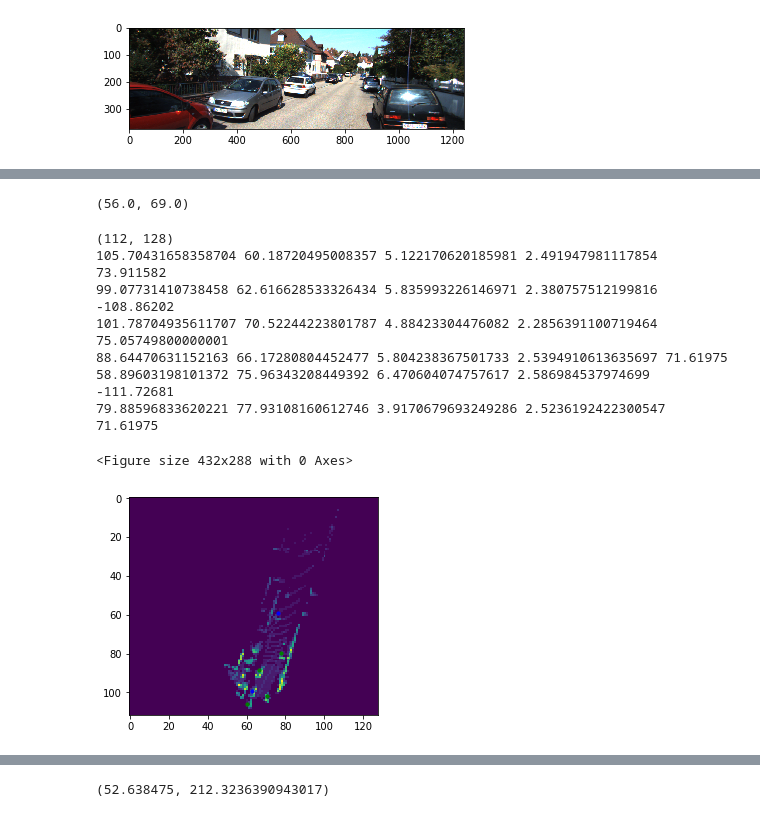
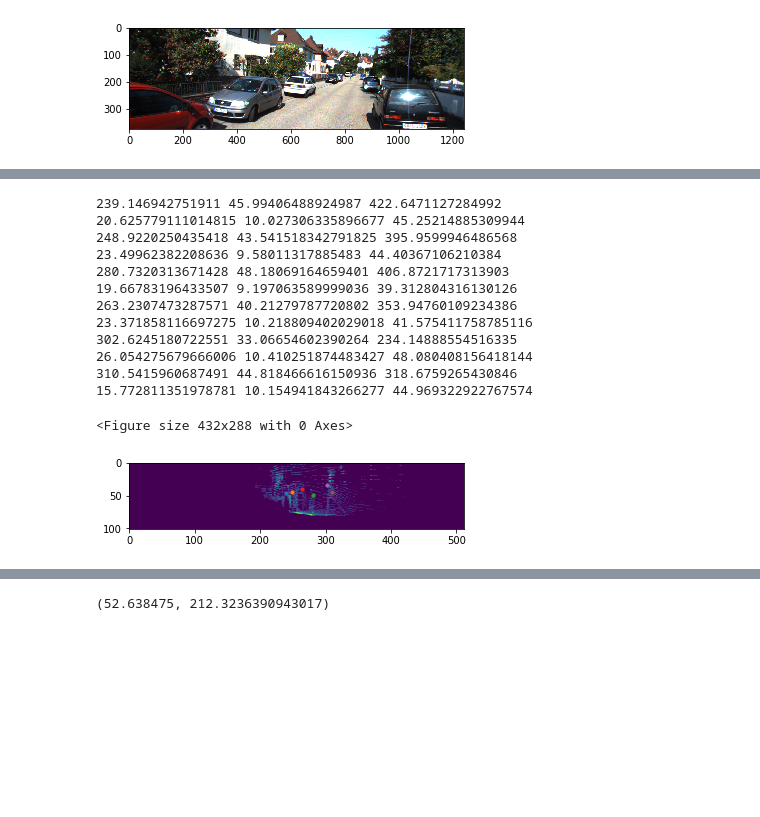
Before and after one commit to marmohamed/Multi-Modal-Fusion-For-3d-Object-Detection, a Jupyter notebook: src/Notebooks/Model Evaluation-Copy1.ipynb, the cells around one changed output, grey strips where cells are left out. Saved outputs shown, nothing was run; the diff lists cells and outputs as text; code cells hidden in the pictures; blank space fills up the shorter version.

```diff
--- a/src/Notebooks/Model Evaluation-Copy1.ipynb
+++ b/src/Notebooks/Model Evaluation-Copy1.ipynb
@@ -851,7 +1145,7 @@ plt.imshow(img)
 # %%
 
 
-rot, tr, sc, image_translate_x, image_translate_y, ang, fliplr = get_augmentation_parameters(True)
+rot, tr, sc, image_translate_x, image_translate_y, ang, fliplr = get_augmentation_parameters(False)
 
 data_reader_obj = DataReader(list_camera_paths[i_c],
                              list_calib_paths[i_c],
@@ -860,8 +1154,12 @@ data_reader_obj = DataReader(list_camera_paths[i_c],
                              rot, sc, tr, ang, image_translate_x, image_translate_y,
                              get_actual_dims=True,
                              fliplr=fliplr)
-data_reader_obj.lidar_reader.size = (448//4, 512//4, 35)
-# data_reader_obj.label_reader.size = (448//4, 512//4, 35)
+# data_reader_obj.label_reader = LabelReader2(list_label_paths[i_c], list_calib_paths[i_c], rot, tr, sc, ang, data_reader_obj.calib_reader,
+#                     get_actual_dims=True,
+#                     from_file=True, fliplr=fliplr)
+data_reader_obj.lidar_reader.size = (448, 512, 100)
+data_reader_obj.label_reader.size = (448, 512, 100)
+data_reader_obj.lidar_reader.interpolate = True
 camera_image = data_reader_obj.read_image()
 lidar_image = data_reader_obj.lidar_reader.read_lidar()
 _, label, directions = data_reader_obj.label_reader.read_label()
@@ -919,52 +1217,43 @@ plt.show()
-# %%
-226.5721970389598 // 4, 276.6431893013815//4
-# %% [output]
-(56.0, 69.0)
 # %%
-
-#groundtruth
 # Create figure and axes
 plt.clf()
 fig,ax = plt.subplots(1)
 
 # Display the image
-img = np.clip(np.mean(lidar_image[:, :, 0:], 2), 0, 1)
-# img = np.fliplr(img)
+img = np.clip(np.mean(lidar_image.transpose()[:, :, :], 2), 0, 1)
+# img = cv2.resize(img, (112, 128))
 ax.imshow(img)
 
-print(img.shape)
 for i in range(0, len(label)):
-    w = label[i][3]
-    h = label[i][4]
+    l = label[i][3]
+    w = label[i][4]
+    h = label[i][5]
     x = label[i][0]
     y = label[i][1]
-#     x = img.shape[0] - label[i][0]
-#     y = img.shape[1] - label[i][1]
-    c = 'g'
-    if directions[i] >= 1.:
-        c = 'b'
-    plt.scatter(y, x, s=10, c=c)
-    polygon = convert5Pointto8Point(y, x, w, h, (-label[i][6]*57.2958))
-    xs = polygon[0::2]
-    ys = polygon[1::2]
-    l = []
-    for j in range(4):
-        l.append([xs[j], ys[j]])
-    rect = patches.Polygon(l,linewidth=0.75,edgecolor='g',facecolor='none')
+    z = label[i][2]
+#     print(y, z)
+    plt.scatter(y, z, s=10)
+    a = label[i][6]
+
+    print(y, z, x)
+    print(l, w, h)
+    rect = patches.Rectangle((y-w/2, z-w),w, -h, angle= 0,linewidth=0.75,edgecolor='r',facecolor='none')
+
 #     ax.add_patch(rect)
-    print(x, y, w, h, -label[i][6]*57.2958)
 
 print()
-
-
-plt.show()
 # %% [output]
-(112, 128)
-105.70431658358704 60.18720495008357 5.122170620185981 2.491947981117854 73.911582
-99.07731410738458 62.616628533326434 5.835993226146971 2.380757512199816 -108.86202
-101.78704935611707 70.52244223801787 4.88423304476082 2.2856391100719464 75.05749800000001
-88.64470631152163 66.17280804452477 5.804238367501733 2.5394910613635697 71.61975
-58.89603198101372 75.96343208449392 6.470604074757617 2.586984537974699 -111.72681
-79.88596833620221 77.93108160612746 3.9170679693249286 2.5236192422300547 71.61975
+239.146942751911 45.99406488924987 422.6471127284992
+20.625779111014815 10.027306335896677 45.25214885309944
+248.9220250435418 43.541518342791825 395.9599946486568
+23.49962382208636 9.58011317885483 44.40367106210384
+280.7320313671428 48.18069164659401 406.8721717313903
+19.66783196433507 9.197063589999036 39.312804316130126
+263.2307473287571 40.21279787720802 353.94760109234386
+23.371858116697275 10.218809402029018 41.575411758785116
+302.6245180722551 33.06654602390264 234.14888554516335
+26.054275679666006 10.410251874483427 48.080408156418144
+310.5415960687491 44.818466616150936 318.6759265430846
+15.772811351978781 10.154941843266277 44.969322922767574
 <Figure size 432x288 with 0 Axes>
-[figure, old version]
+[figure, new version]
```
Also changed, not shown: parts of 31 cells of this notebook, 7 other files.
